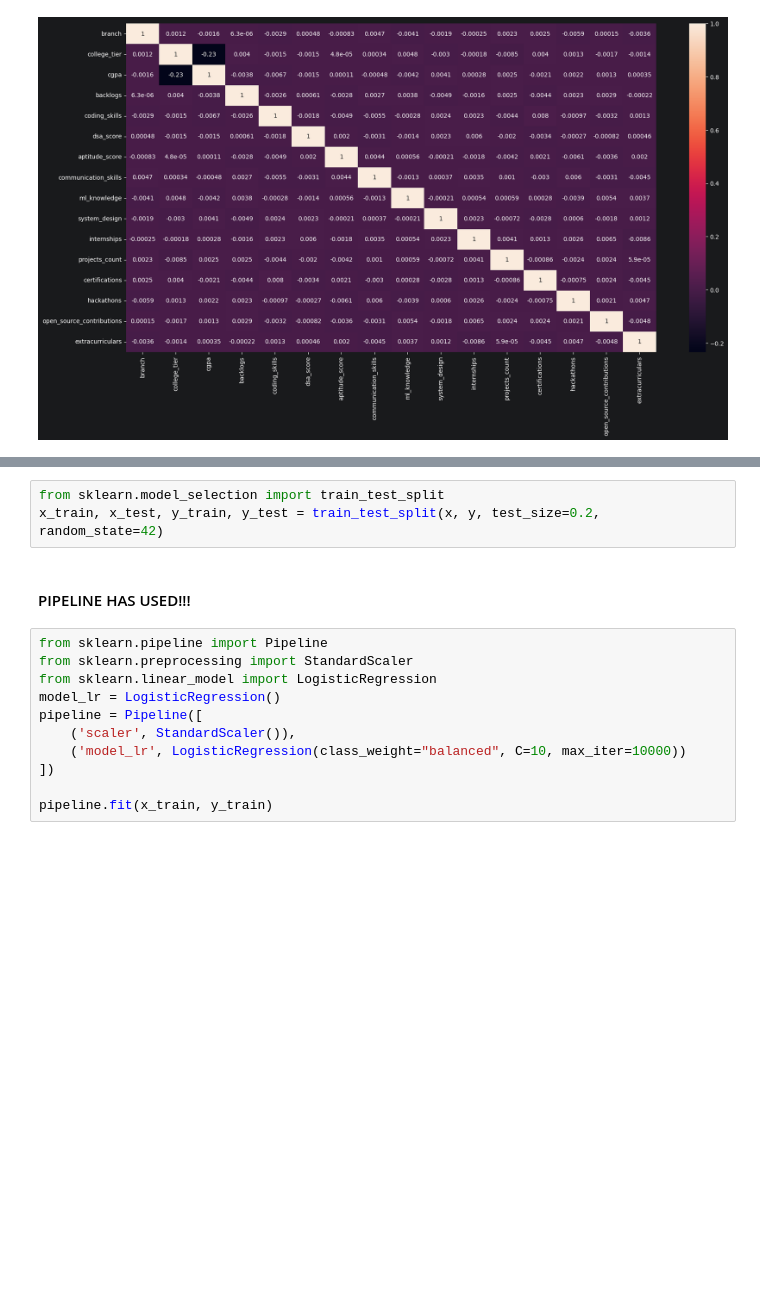
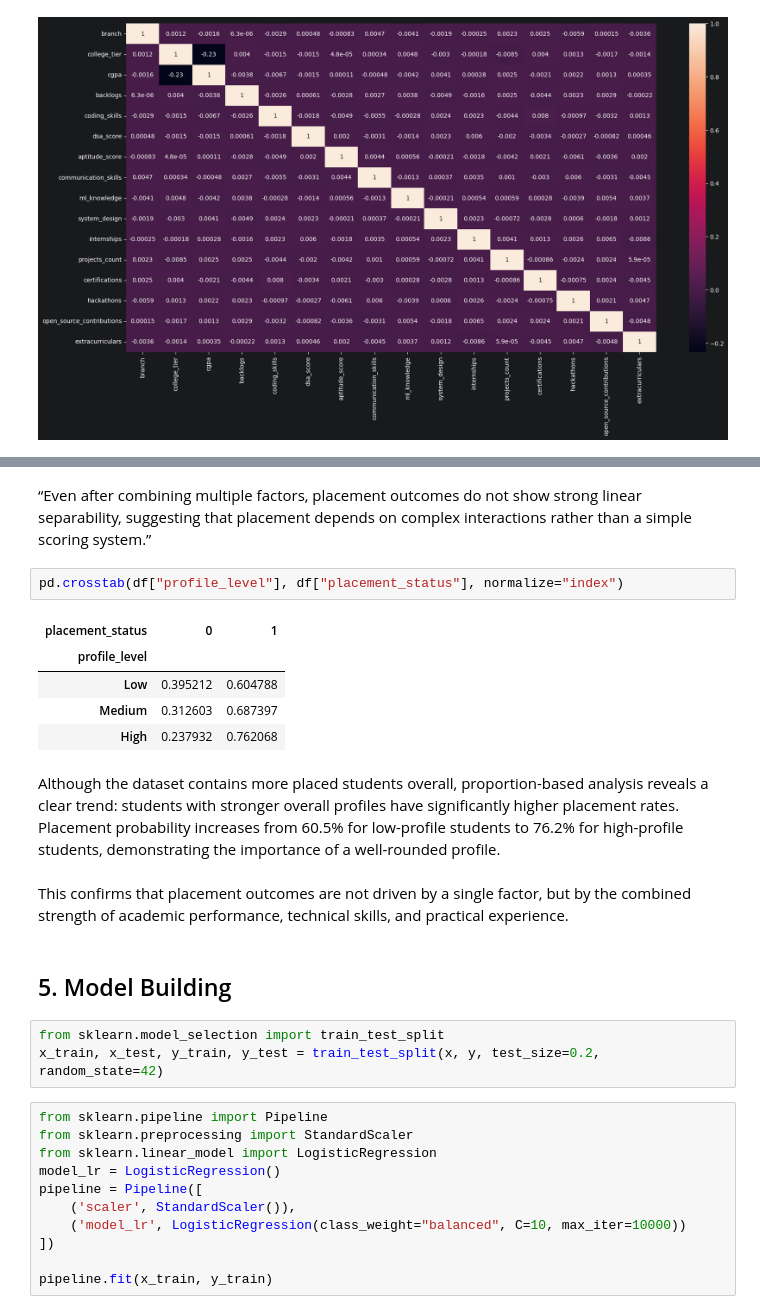
Before and after one commit to kaymansrinivasan/Student_Placement_Analysis-Prediction, a Jupyter notebook: notebooks/student_placement_prediction.ipynb, the cells around one changed output, grey strips where cells are left out. Cells and saved outputs as stored; diff of their text form; blank space fills up the shorter version.

```diff
--- a/notebooks/student_placement_prediction.ipynb
+++ b/notebooks/student_placement_prediction.ipynb
@@ -247,8 +340,22 @@ plt.show()
+# %% [markdown]
+“Even after combining multiple factors, placement outcomes do not show strong linear separability, suggesting that placement depends on complex interactions rather than a simple scoring system.”
+# %%
+pd.crosstab(df["profile_level"], df["placement_status"], normalize="index")
+# %% [output]
+| placement_status | 0 | 1 |
+| profile_level |  |  |
+| Low | 0.395212 | 0.604788 |
+| Medium | 0.312603 | 0.687397 |
+| High | 0.237932 | 0.762068 |
+# %% [markdown]
+Although the dataset contains more placed students overall, proportion-based analysis reveals a clear trend: students with stronger overall profiles have significantly higher placement rates. Placement probability increases from 60.5% for low-profile students to 76.2% for high-profile students, demonstrating the importance of a well-rounded profile.
+# %% [markdown]
+This confirms that placement outcomes are not driven by a single factor, but by the combined strength of academic performance, technical skills, and practical experience.
+# %% [markdown]
+## 5. Model Building
 # %%
 from sklearn.model_selection import train_test_split
 x_train, x_test, y_train, y_test = train_test_split(x, y, test_size=0.2, random_state=42)
-# %% [markdown]
-#### PIPELINE HAS USED!!!
 # %%
 from sklearn.pipeline import Pipeline
 from sklearn.preprocessing import StandardScaler
```
Also changed, not shown: parts of 66 cells of this notebook, 1 other file.
